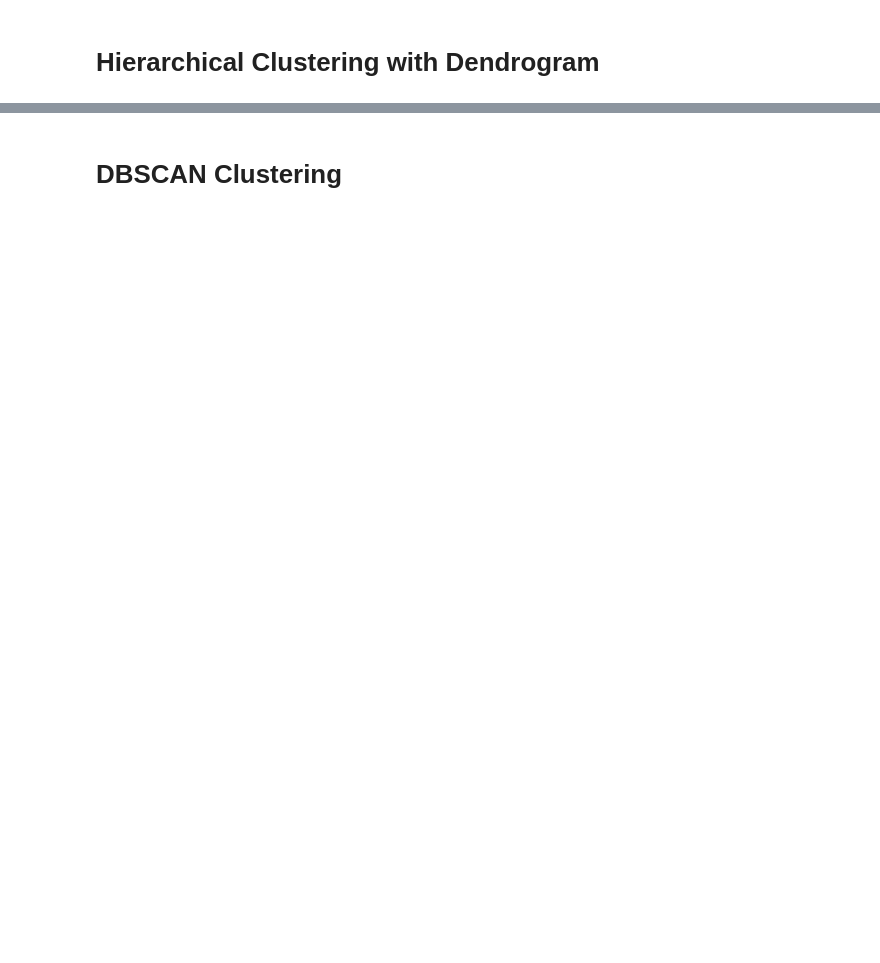
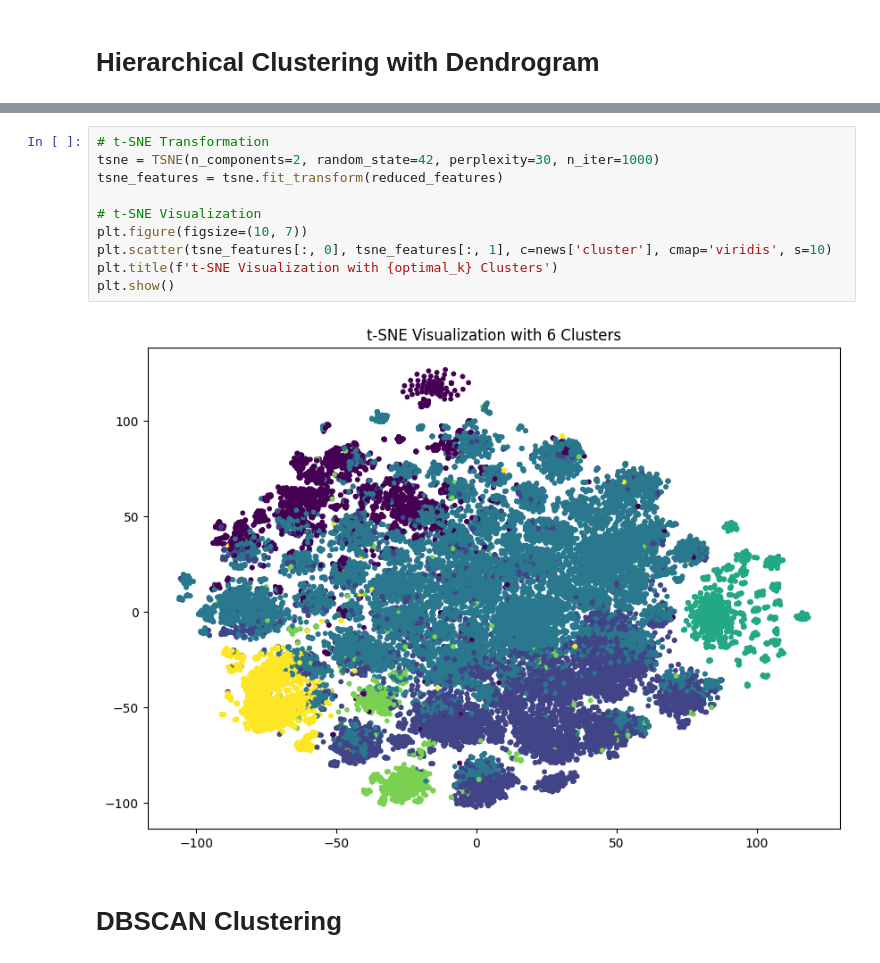
Before and after one commit to Jus-tiine/CTDS, a Jupyter notebook: GroupSimilarities.ipynb, the cells around one changed output, grey strips where cells are left out. Cells and saved outputs as stored; diff of their text form; blank space fills up the shorter version.

```diff
--- a/GroupSimilarities.ipynb
+++ b/GroupSimilarities.ipynb
@@ -210,3 +213,15 @@ plt.show()
+# %%
+# t-SNE Transformation
+tsne = TSNE(n_components=2, random_state=42, perplexity=30, n_iter=1000)
+tsne_features = tsne.fit_transform(reduced_features)
+
+# t-SNE Visualization
+plt.figure(figsize=(10, 7))
+plt.scatter(tsne_features[:, 0], tsne_features[:, 1], c=news['cluster'], cmap='viridis', s=10)
+plt.title(f't-SNE Visualization with {optimal_k} Clusters')
+plt.show()
+# %% [output]
+[figure, added]
 # %% [markdown]
 # DBSCAN Clustering
 # %%
```
Also changed, not shown: parts of 18 cells of this notebook.
